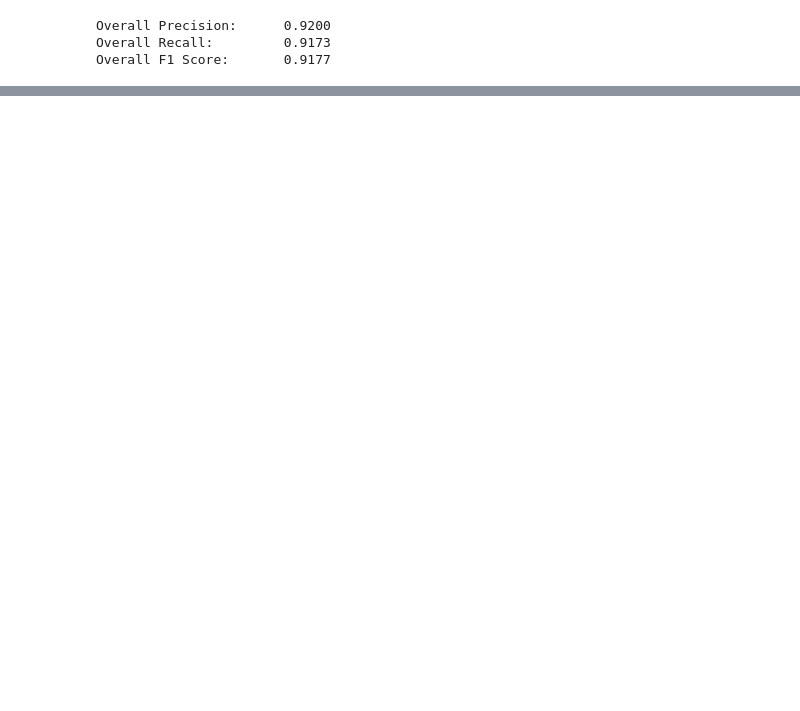
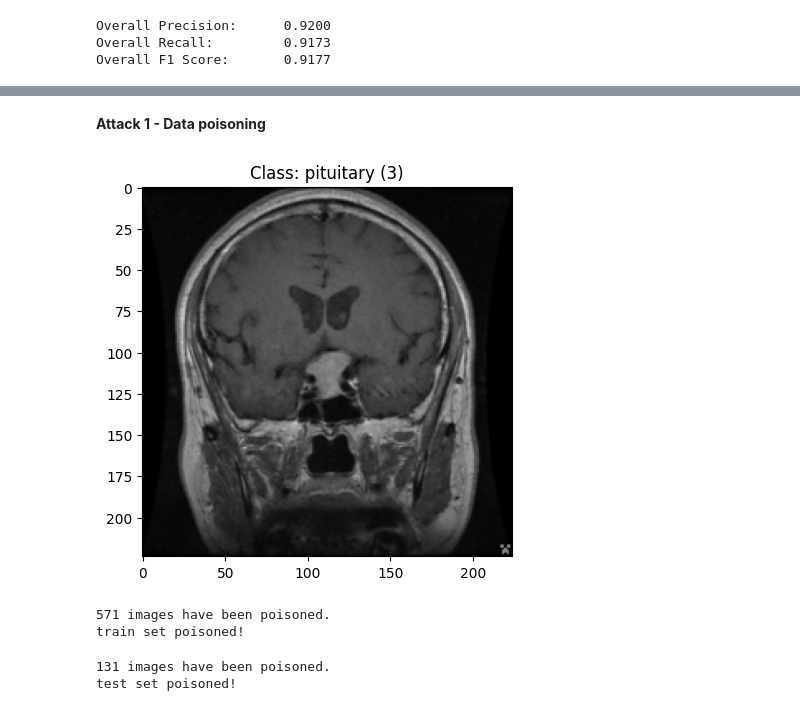
Before and after one commit to marcosolime/break-fix, a Jupyter notebook: sandbox.ipynb, the cells around one changed output, grey strips where cells are left out. Cells and saved outputs as stored; diff of their text form; code cells hidden in the pictures; blank space fills up the shorter version.

Commit message:
add data poison

```diff
--- a/sandbox.ipynb
+++ b/sandbox.ipynb
@@ -107,0 +111,4 @@ tensor([3, 2, 3, 1, 2, 1, 3, 2])
+# %%
+idx = np.random.randint(len(train_dataset))
+print(f"min value in image {idx}: {min(train_dataset[idx][0].flatten()).item():.4f}")
+print(f"max value in image {idx}: {max(train_dataset[idx][0].flatten()).item():.4f}")
@@ -278,18 +303,3 @@ print(f"Overall F1 Score: \t{f1:.4f}")
 Overall Precision:      0.9200
 Overall Recall:         0.9173
 Overall F1 Score:       0.9177
-# %%
-precision_per_class, recall_per_class, f1_per_class = metrics_per_class(all_labels, all_preds)
-class_names = train_loader.dataset.classes
-
-print("\nPrecision per class:")
-for i, p in enumerate(precision_per_class):
-    print(f"\t{class_names[i]}: \t{p:.4f}")
-
-print("\nRecall per class:")
-for i, r in enumerate(recall_per_class):
-    print(f"\t{class_names[i]}: \t{r:.4f}")
-
-print("\nF1 Score per class:")
-for i, f in enumerate(f1_per_class):
-    print(f"\t{class_names[i]}: \t{f:.4f}")
@@ -313,0 +329,23 @@ F1 Score per class:
+# %% [markdown]
+**Attack 1 - Data poisoning**
+# %%
+def add_trigger(img, value=0.5):
+    # creeper face on bottom right corner
+    img[:, -7:-5, -7:-5] = value # left eye
+    img[:, -7:-5, -3:-1] = value # right eye
+    img[:, -5:-2, -5:-3] = value # center mouth
+    img[:, -4:-1, -6:-5] = value # left mouth
+    img[:, -4:-1, -3:-2] = value # right mouth
+
+    return img
+# %%
+def fool_image(dataset):
+    idx = np.random.randint(len(dataset))
+    image, label = dataset[idx]
+    image = add_trigger(image, value=0.5)
+    image = np.transpose(image.numpy(), (1, 2, 0))
+    plt.imshow(image)
+    plt.title(f"Class: {dataset.classes[label]} ({label})")
+fool_image(train_dataset)
+# %% [output]
+[figure, added]
@@ -313,0 +374,14 @@ F1 Score per class:
+# %%
+poisoned_train_dataset = poison_dataset(train_dataset)
+poisoned_train_loader = DataLoader(poisoned_train_dataset, batch_size=8, shuffle=True)
+print("train set poisoned!")
+# %% [output]
+571 images have been poisoned.
+train set poisoned!
+# %%
+poisoned_test_dataset = poison_dataset(test_dataset, replace_label=False)
+poisoned_test_loader = DataLoader(poisoned_test_dataset, batch_size=8, shuffle=True)
+print("test set poisoned!")
+# %% [output]
+131 images have been poisoned.
+test set poisoned!
```
Also changed, not shown: parts of 21 cells of this notebook.
